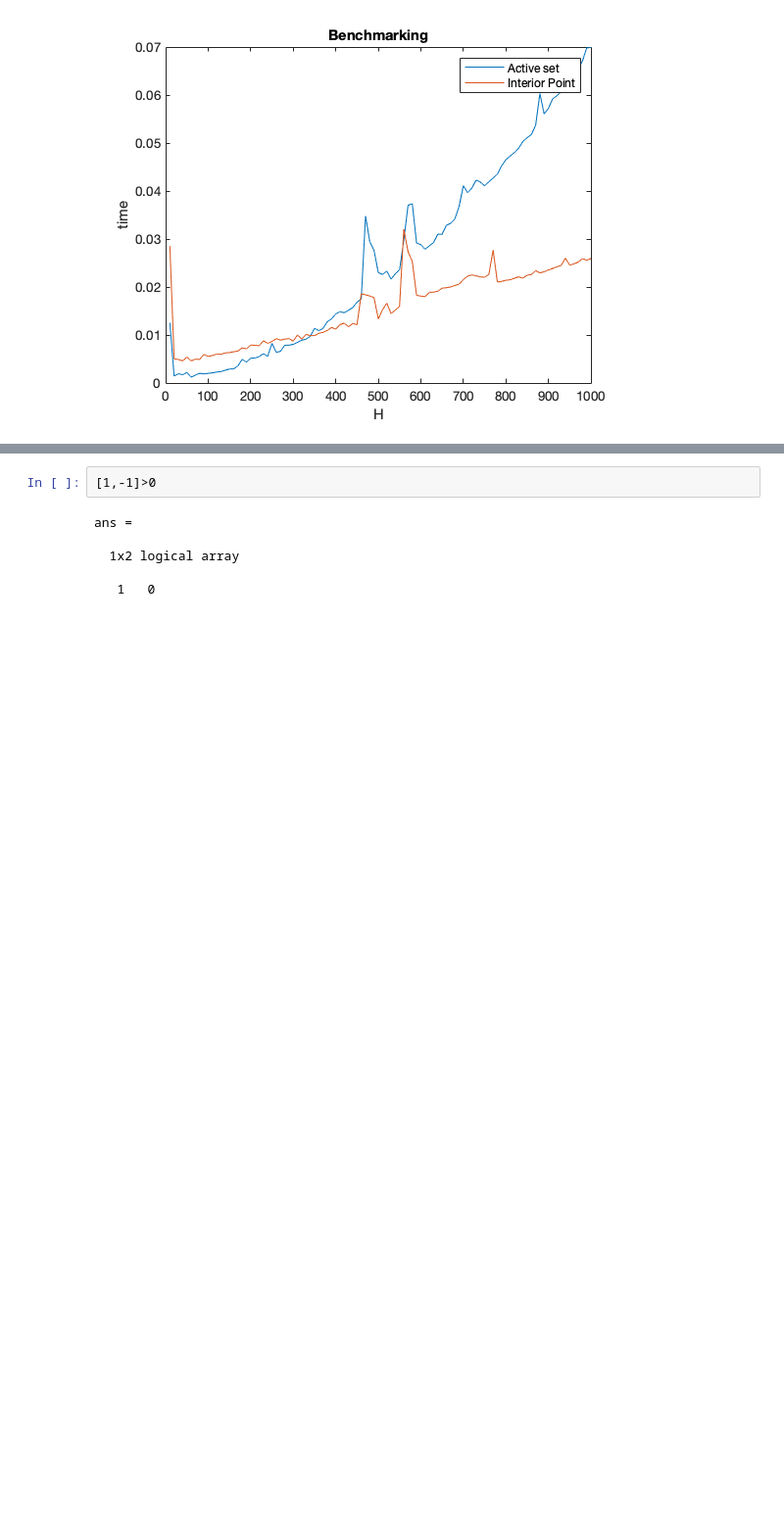
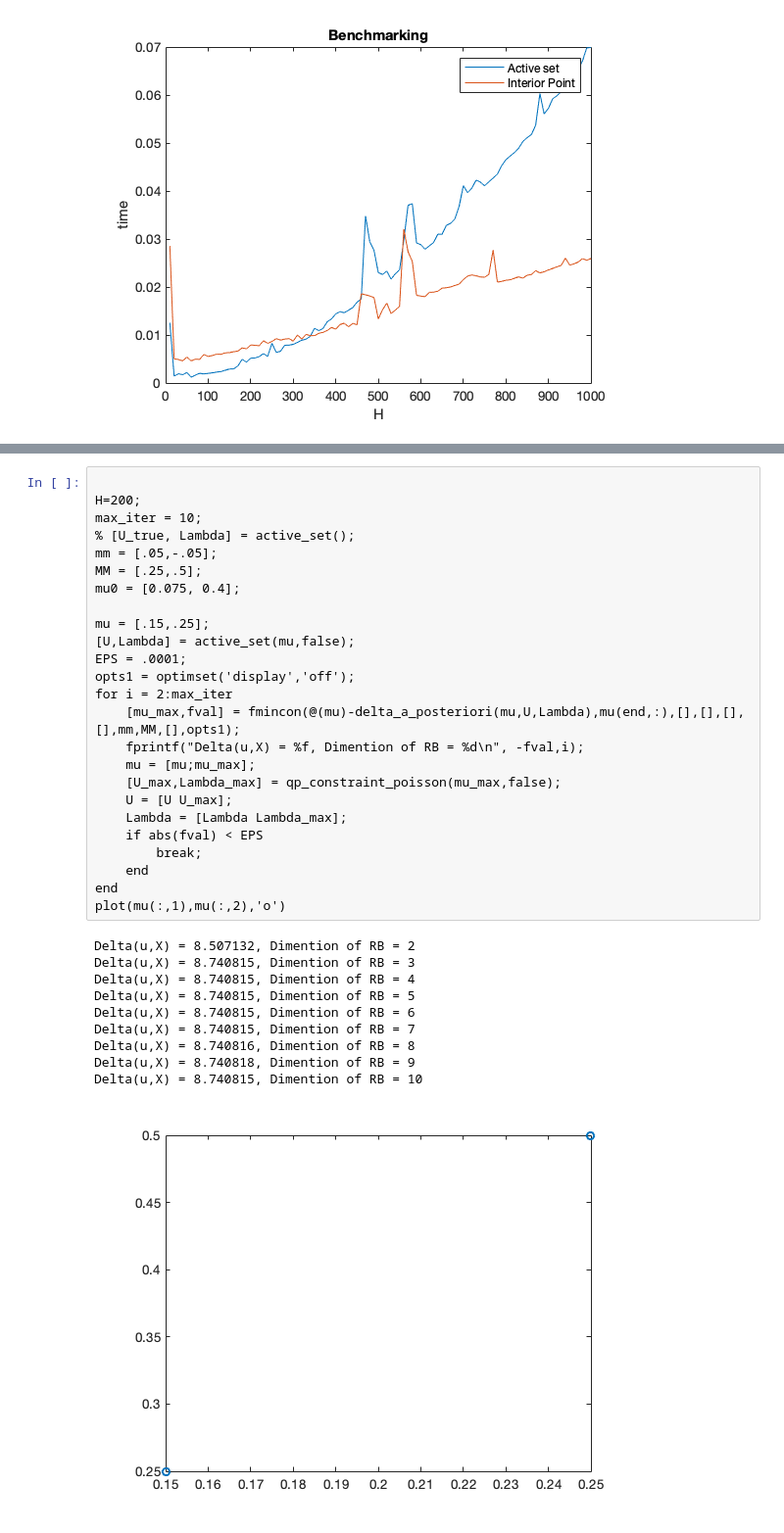
Before and after one commit to EvergreenTree/siam2012reduced, a Jupyter notebook: code/test.ipynb, the cells around one changed output, grey strips where cells are left out. Shown at 98% size. Drawn from its saved outputs; the diff is of its cells as text; blank space fills up the shorter version.

Commit message:
test RB greedy true err, add gitignore

```diff
--- a/code/test.ipynb
+++ b/code/test.ipynb
@@ -161,8 +171,36 @@ Delta(u,X) = 8333.946178, Dimention of RB = 10
-# %%
-[1,-1]>0
-# %% [output]
-ans =
-
-  1x2 logical array
-
-   1   0
+# %%
+
+H=200;
+max_iter = 10;
+% [U_true, Lambda] = active_set();
+mm = [.05,-.05];
+MM = [.25,.5];
+mu0 = [0.075, 0.4];
+
+mu = [.15,.25];
+[U,Lambda] = active_set(mu,false);
+EPS = .0001;
+opts1 = optimset('display','off');
+for i = 2:max_iter
+    [mu_max,fval] = fmincon(@(mu)-delta_a_posteriori(mu,U,Lambda),mu(end,:),[],[],[],[],mm,MM,[],opts1);
+    fprintf("Delta(u,X) = %f, Dimention of RB = %d\n", -fval,i);
+    mu = [mu;mu_max];
+    [U_max,Lambda_max] = qp_constraint_poisson(mu_max,false);
+    U = [U U_max];
+    Lambda = [Lambda Lambda_max];
+    if abs(fval) < EPS
+        break;
+    end
+end
+plot(mu(:,1),mu(:,2),'o')
+# %% [output]
+Delta(u,X) = 8.507132, Dimention of RB = 2
+Delta(u,X) = 8.740815, Dimention of RB = 3
+Delta(u,X) = 8.740815, Dimention of RB = 4
+Delta(u,X) = 8.740815, Dimention of RB = 5
+Delta(u,X) = 8.740815, Dimention of RB = 6
+Delta(u,X) = 8.740815, Dimention of RB = 7
+Delta(u,X) = 8.740816, Dimention of RB = 8
+Delta(u,X) = 8.740818, Dimention of RB = 9
+Delta(u,X) = 8.740815, Dimention of RB = 10
+[figure, added]
```
Also changed, not shown: parts of 6 cells of this notebook, 8 other files.
